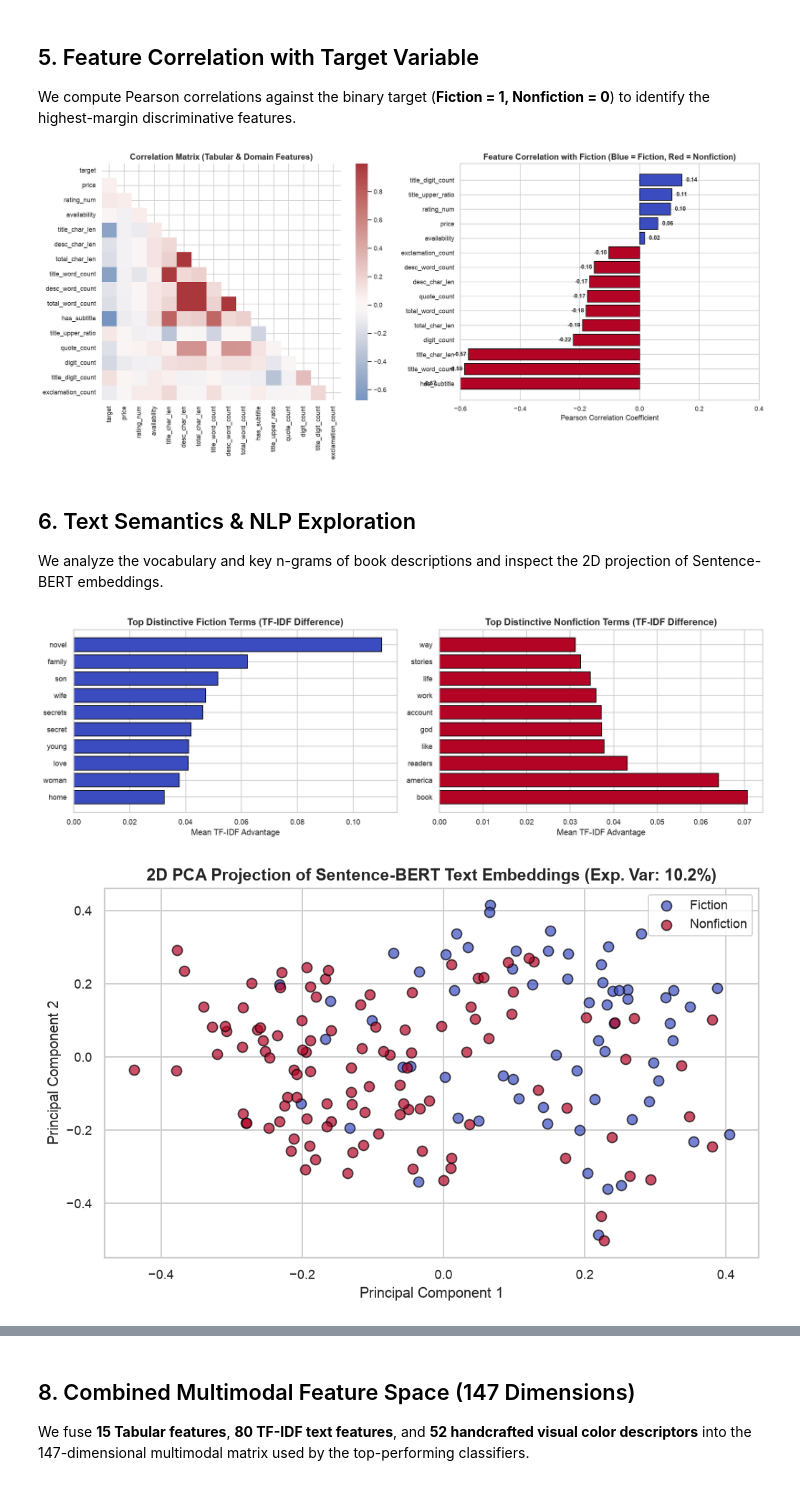
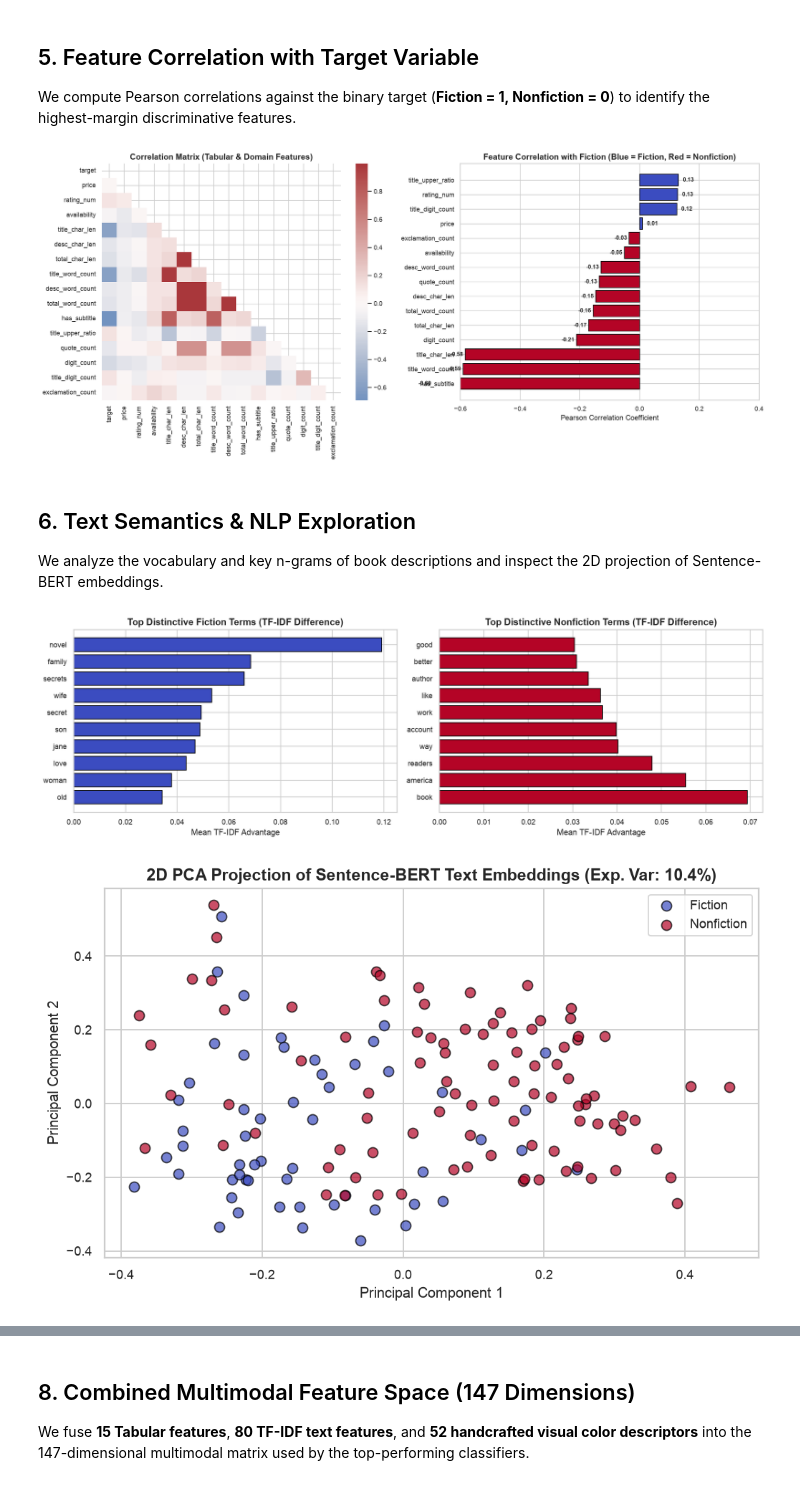
Before and after one commit to Ravindu987/BookML, a Jupyter notebook: eda.ipynb, the cells around one changed output, grey strips where cells are left out. Drawn from its saved outputs; the diff is of its cells as text; code cells hidden in the pictures.

```diff
--- a/eda.ipynb
+++ b/eda.ipynb
@@ -67,10 +67,15 @@ with open(DATA_DIR / "validation_set.txt", "r", encoding="utf-8") as f:
 df_raw["id"] = df_raw.index
 df_raw["is_validation"] = df_raw["id"].isin(val_ids)
 
-print(f"Total Records: {len(df_raw)}")
-print(f"Training Set : {(~df_raw['is_validation']).sum()} records")
-print(f"Validation   : {df_raw['is_validation'].sum()} records")
-print(f"Missing Values: {df_raw.isnull().sum().to_dict()}")
+# Partition: Training Set (EDA Scope) & Held-Out Validation Set
+train_mask = (~df_raw["is_validation"]).values
+df_train = df_raw[train_mask].copy().reset_index(drop=True)
+df_val = df_raw[~train_mask].copy().reset_index(drop=True)
 
-display(df_raw.head())
+print(f"Total Corpus Records: {len(df_raw)}")
+print(f"Training Set (EDA Scope): {len(df_train)} records ({(df_train['category']=='Nonfiction').sum()} Nonfiction, {(df_train['category']=='Fiction').sum()} Fiction)")
+print(f"Held-out Validation Set : {len(df_val)} records ({(df_val['category']=='Nonfiction').sum()} Nonfiction, {(df_val['category']=='Fiction').sum()} Fiction)")
+print(f"Missing Values (Training Set): {df_train.isnull().sum().to_dict()}")
+
+display(df_train.head())
 # %% [output]
@@ -125,23 +130,23 @@ We analyze the three scraped metadata features: `price`, `rating`, and `availabi
 # %%
 # Numeric rating mapping
 RATING_MAP = {"One": 1, "Two": 2, "Three": 3, "Four": 4, "Five": 5}
-df_raw["rating_num"] = df_raw["rating"].map(RATING_MAP)
+df_train["rating_num"] = df_train["rating"].map(RATING_MAP)
 
 fig, axes = plt.subplots(1, 3, figsize=(16, 4.5))
 
-# Subplot 1: Price Distribution (KDE + Boxplot)
-sns.kdeplot(data=df_raw, x="price", hue="category", palette=PALETTE, fill=True, common_norm=False, ax=axes[0], alpha=0.35)
+# Subplot 1: Price Distribution (KDE)
+sns.kdeplot(data=df_train, x="price", hue="category", palette=PALETTE, fill=True, common_norm=False, ax=axes[0], alpha=0.35)
 axes[0].set_title("Book Price Distribution (£)")
 axes[0].set_xlabel("Price (£)")
 
 # Subplot 2: Rating Distribution
-sns.countplot(data=df_raw, x="rating_num", hue="category", palette=PALETTE, ax=axes[1], edgecolor="black")
+sns.countplot(data=df_train, x="rating_num", hue="category", palette=PALETTE, ax=axes[1], edgecolor="black")
 axes[1].set_title("Rating Distribution (1 to 5 Stars)")
 axes[1].set_xlabel("Star Rating")
 axes[1].set_ylabel("Count")
 
 # Subplot 3: Stock Availability
-sns.boxplot(data=df_raw, x="category", y="availability", palette=PALETTE, ax=axes[2])
+sns.boxplot(data=df_train, x="category", y="availability", palette=PALETTE, ax=axes[2])
 axes[2].set_title("Stock Availability Distribution")
 axes[2].set_ylabel("Copies in Stock")
 
@@ -149,14 +154,14 @@ plt.tight_layout()
 plt.show()
 
 # Statistical summary table for price
-price_stats = df_raw.groupby("category")["price"].agg(["mean", "std", "median", lambda x: np.percentile(x, 75) - np.percentile(x, 25)]).round(2)
+price_stats = df_train.groupby("category")["price"].agg(["mean", "std", "median", lambda x: np.percentile(x, 75) - np.percentile(x, 25)]).round(2)
 price_stats.columns = ["Mean (£)", "Std (£)", "Median (£)", "IQR (£)"]
 display(price_stats)
 
 # Mann-Whitney U Test for Price
 u_stat, p_val = stats.mannwhitneyu(
-    df_raw[df_raw["category"] == "Fiction"]["price"],
-    df_raw[df_raw["category"] == "Nonfiction"]["price"]
+    df_train[df_train["category"] == "Fiction"]["price"],
+    df_train[df_train["category"] == "Nonfiction"]["price"]
 )
-print(f"Mann-Whitney U Test on Price between Genres: U={u_stat:.1f}, p-value={p_val:.4f} (Significant: {p_val < 0.05})")
+print(f"Mann-Whitney U Test on Price between Genres (Train): U={u_stat:.1f}, p-value={p_val:.4f} (Significant: {p_val < 0.05})")
 # %% [output]
@@ -178,7 +183,7 @@ We engineer 12 domain-specific signals capturing:
 # %%
 from bookml.features.tabular import add_domain_features
 
-df_domain = add_domain_features(df_raw)
+df_domain = add_domain_features(df_train)
 
 domain_cols = [
     "title_char_len", "desc_char_len", "total_char_len",
@@ -300,7 +341,7 @@ axes[1].set_xlim(-0.6, 0.4)
 plt.tight_layout()
 plt.show()
 # %% [output]
-[figure, old version]
+[figure, new version]
 # %% [markdown]
 ## 6. Text Semantics & NLP Exploration
 
@@ -323,36 +364,36 @@ top_non_idx = np.argsort(diff)[:10]
 fig, axes = plt.subplots(1, 2, figsize=(14, 4.5))
 
 axes[0].barh(vocab[top_fic_idx], diff[top_fic_idx], color="#3b4cc0", edgecolor="black")
 axes[0].set_title("Top Distinctive Fiction Terms (TF-IDF Difference)")
 axes[0].set_xlabel("Mean TF-IDF Advantage")
 
 axes[1].barh(vocab[top_non_idx], np.abs(diff[top_non_idx]), color="#b40426", edgecolor="black")
 axes[1].set_title("Top Distinctive Nonfiction Terms (TF-IDF Difference)")
 axes[1].set_xlabel("Mean TF-IDF Advantage")
 
 plt.tight_layout()
 plt.show()
 
 # 2D PCA of Sentence-BERT Embeddings
 sbert_cache = np.load(DATA_DIR / "book_embeddings.npz")
-sbert_vecs = sbert_cache["embeddings"]
+sbert_vecs = sbert_cache["embeddings"][train_mask]
 
 pca_text = PCA(n_components=2, random_state=42)
 text_pca = pca_text.fit_transform(sbert_vecs)
 
 plt.figure(figsize=(8, 5))
 for cat, color in PALETTE.items():
     mask = (df_domain["category"] == cat).values
     plt.scatter(text_pca[mask, 0], text_pca[mask, 1], label=cat, c=color, alpha=0.7, edgecolors="black", s=60)
 plt.title(f"2D PCA Projection of Sentence-BERT Text Embeddings (Exp. Var: {pca_text.explained_variance_ratio_.sum()*100:.1f}%)")
 plt.xlabel("Principal Component 1")
 plt.ylabel("Principal Component 2")
 plt.legend()
 plt.tight_layout()
 plt.show()
 # %% [output]
-[figure, old version]
+[figure, new version]
-[figure, old version]
+[figure, new version]
 # %% [markdown]
 ## 7. Visual Cover Exploration (Cover Art & Color Metrics)
 
```
Also changed, not shown: parts of 14 cells of this notebook.
